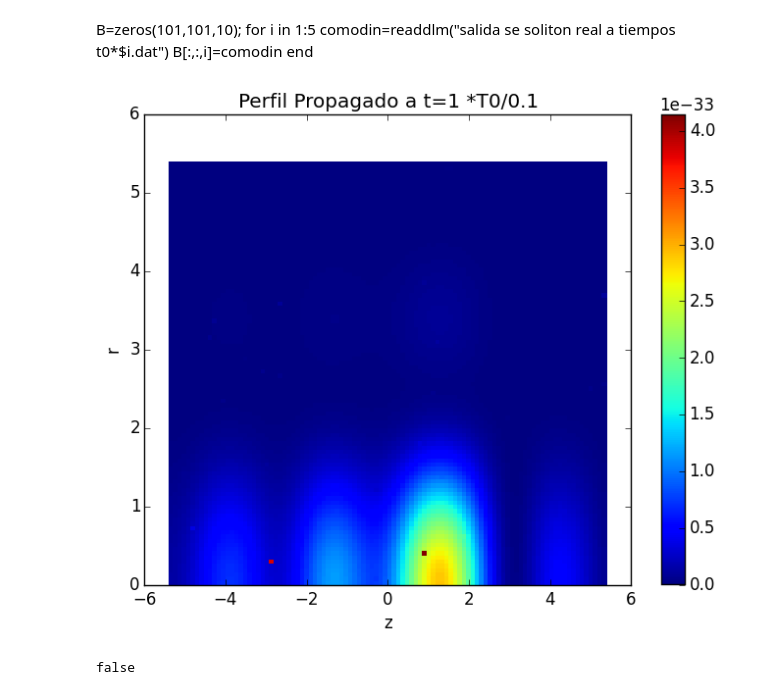
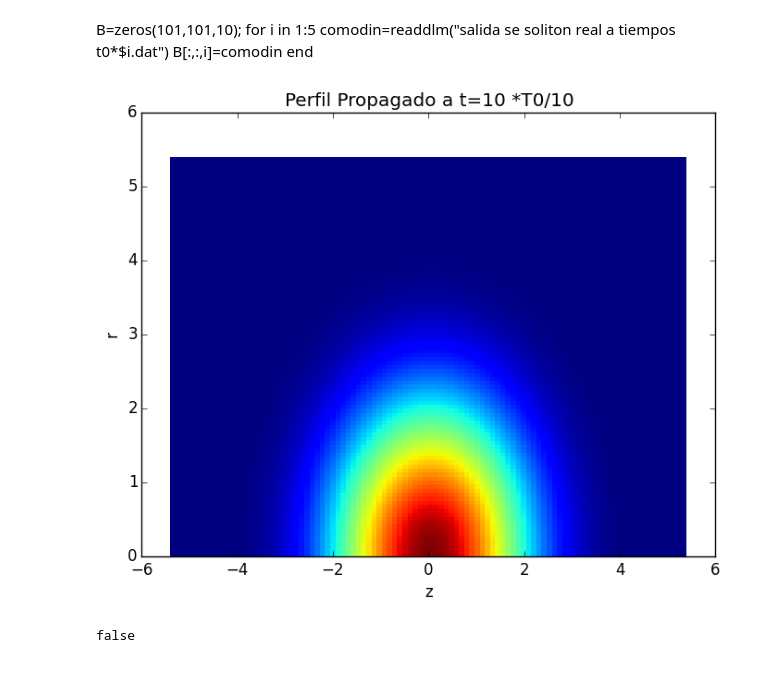
Before and after one commit to ealba/INTEGRALES, a Jupyter notebook: IntegralesBurdas6.ipynb, the cells around one changed output. Drawn from its saved outputs; the diff is of its cells as text; code cells hidden in the pictures.

```diff
--- a/IntegralesBurdas6.ipynb
+++ b/IntegralesBurdas6.ipynb
@@ -16,17 +16,22 @@ const hbarr=6.62606957e-34;
 const Kb=1.3806488e-23
 m=144.42e-27/2;
 
-lambda=1
+lambda=1.0
 
 omegaz =150.0
 omegar =lambda*omegaz;
 
-Npart=10.0^7.0;
 n=10.0^20.0;
 alfa=5.8e-9;
+divisor_alfa=1;
+alfa=alfa/divisor_alfa;
 g_alfa=4.0*π*hbarr^2*alfa/m;
+
 omegam=(omegar^2*omegaz)^(1/3);
-mu=(hbarr/2) *(2*sqrt(omegar)+omegaz)#0.5*hbarr*omegam*(15*Npart*alfa*sqrt(m*omegam/hbarr))^(2.0/5.0);
+Npart=10.0^7.0;
+mu=0.5*(15^(2/5))*hbarr*omegam*(Npart*alfa*sqrt(m*omegam/hbarr))^(2.0/5.0);#(hbarr/2) *(2*omegar+omegaz);#;
+
+
 c = sqrt(n*g_alfa/m);
 
 
@@ -45,7 +50,7 @@ lOA=sqrt(hbarr/(m*omegam));
 # %% [markdown]
 # El Tiempo
 # %%
-DT=100;
+DT=1;
 t1=ksi/c;
 t0=tOA/DT;
 t1=t1/DT;
@@ -139,8 +150,8 @@ end
 
 
 
-rmaxevaluar=5*rmax_estatico;
-zmaxevaluar=5*zmax_estatico;
+rmaxevaluar=5.0*rmax_estatico;
+zmaxevaluar=5.0*zmax_estatico;
 # %%
 rmaxevaluar/lOA
 # %% [output]
@@ -269,0 +292,5 @@ Progress:  28%  ETA: 4:01:44
+# %%
+τ=1;
+grafdensidad([-zmaxevaluar/lOA,zmaxevaluar/lOA],[0,rmaxevaluar/lOA],iteracionesr+1,Zcubature[:,:,τ],"Perfil Propagado sin soliton a t=$τ *T0/$DT","z","r")
+savefig("fig$τ soliton alfa entre $divisor_alfa a tiempos t0*$τ resol de $iteracionesr X $iteracionesz.png")
+writedlm("salida de soliton alfa entre $divisor_alfa a tiempos t0*$τ resol de $iteracionesr X $iteracionesz .dat",Zcubature[:,:,τ])
@@ -276,14 +323,14 @@ for i in 1:5
     B[:,:,i]=comodin
 end
 # %%
-for τ in 1
+for τ in 1:10
     t=τ*t0
-    grafdensidad([-zmaxevaluar/lOA,zmaxevaluar/lOA],[0,rmaxevaluar/lOA],iteracionesr+1,Zcubature[:,:,τ],"Perfil Propagado a t=$τ *T0/$DT","z","r","color")
-    #savefig("fig$τ entre $DT con $drk0 de r y $dzl0 de z resol de $iteracionesz*$iteracionesr.png")
-    #writedlm("salida se soliton real a tiempos t0*$τ con DT=$DT.dat",Zcubature[:,:,τ])
+    grafdensidad([-zmaxevaluar/lOA,zmaxevaluar/lOA],[0,rmaxevaluar/lOA],iteracionesr+1,Zcubature[:,:,τ],"Perfil Propagado a t=$τ *T0/$DT","z","r")
+    #savefig("fig$τ  sin soliton entre $DT resol de $iteracionesz*$iteracionesr .png")
+    #writedlm("salida se soliton real a tiempos t0*$τ con DT=$DT sin soliton.dat",Zcubature[:,:,τ])
 end
 # %% [output]
-[figure, old version]
+[figure, new version]
 # %%
 Zcubature==zeros(101,101,10)
 # %% [output]
```
Also changed, not shown: parts of 19 cells of this notebook, 3 other files.
